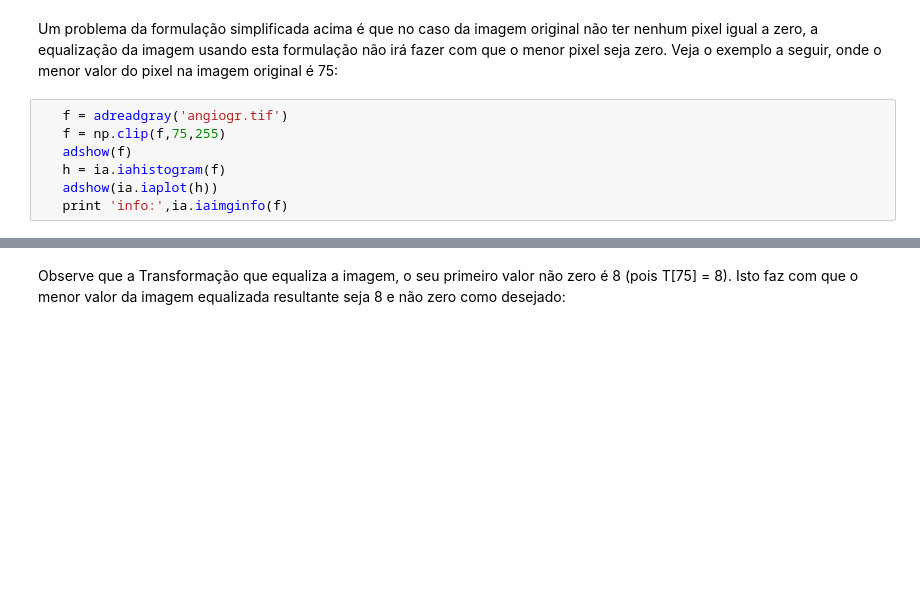
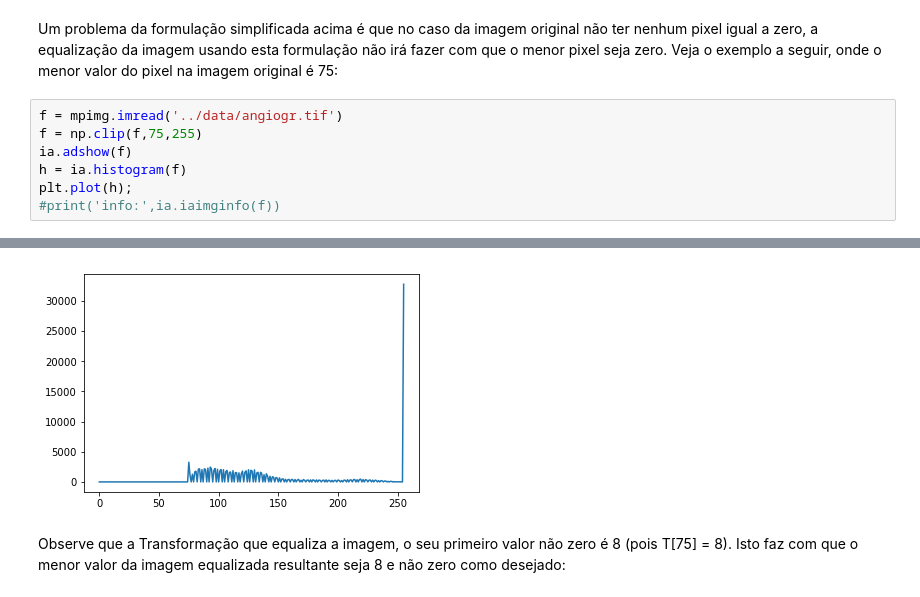
Before and after one commit to robertoalotufo/ia898, a Jupyter notebook: master/tutorial_hist_eq_2.ipynb, the cells around one changed output, grey strips where cells are left out. Saved outputs shown, nothing was run; the diff lists cells and outputs as text; blank space fills up the shorter version.

```diff
--- a/master/tutorial_hist_eq_2.ipynb
+++ b/master/tutorial_hist_eq_2.ipynb
@@ -100,9 +100,10 @@ Um problema da formulação simplificada acima é que no caso da imagem original
 pixel igual a zero, a equalização da imagem usando esta formulação não irá fazer com que o
 menor pixel seja zero. Veja o exemplo a seguir, onde o menor valor do pixel na imagem original é 75:
 # %%
-   f = adreadgray('angiogr.tif')
-   f = np.clip(f,75,255)
-   adshow(f)
-   h = ia.iahistogram(f)
-   adshow(ia.iaplot(h))
-   print 'info:',ia.iaimginfo(f)
+f = mpimg.imread('../data/angiogr.tif')
+f = np.clip(f,75,255)
+ia.adshow(f)
+h = ia.histogram(f)
+plt.plot(h);
+#print('info:',ia.iaimginfo(f))
+# %% [output]
@@ -109,3 +111,4 @@ menor pixel seja zero. Veja o exemplo a seguir, onde o menor valor do pixel na i
+[figure, added]
 # %% [markdown]
 Observe que a Transformação que equaliza a imagem, o seu primeiro valor
 não zero é 8 (pois T[75] = 8). Isto faz com que o menor valor da imagem equalizada resultante seja 8 e não zero como
```
Also changed, not shown: parts of 6 cells of this notebook, 3 other files.
